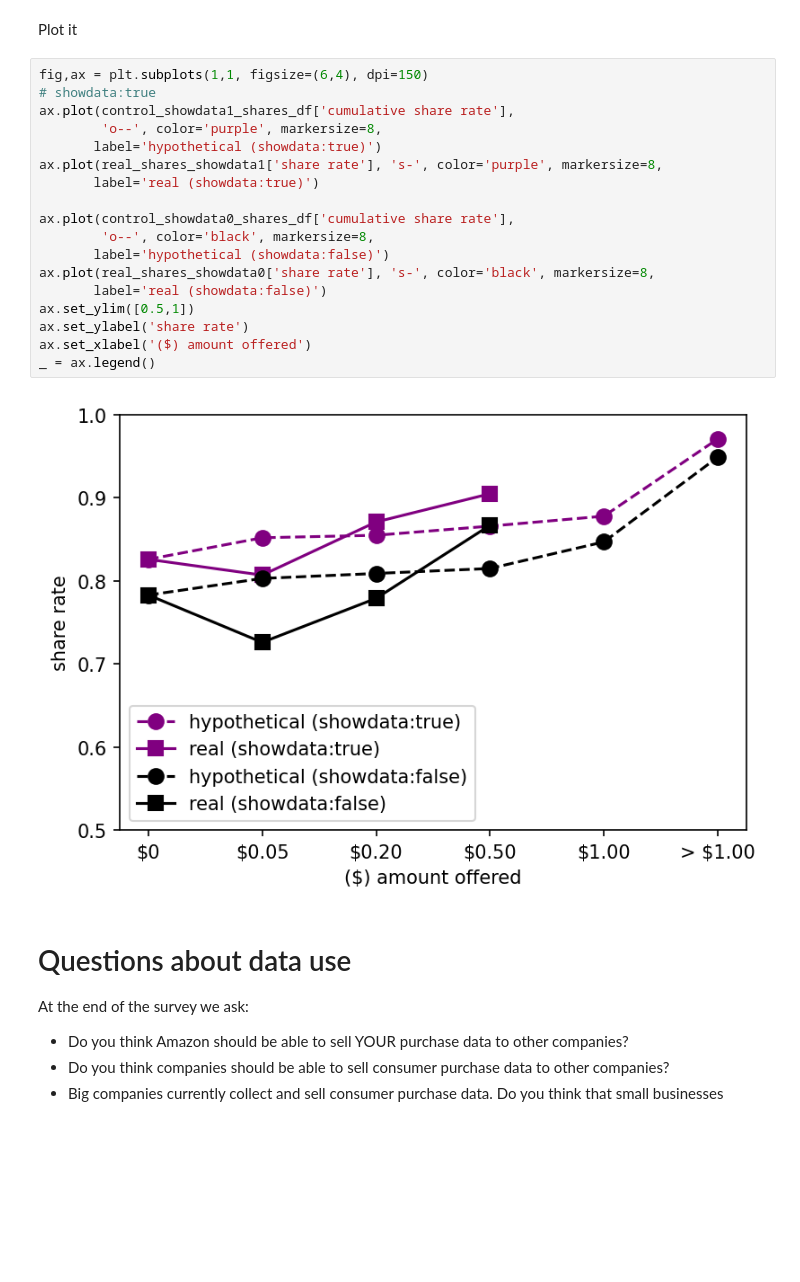
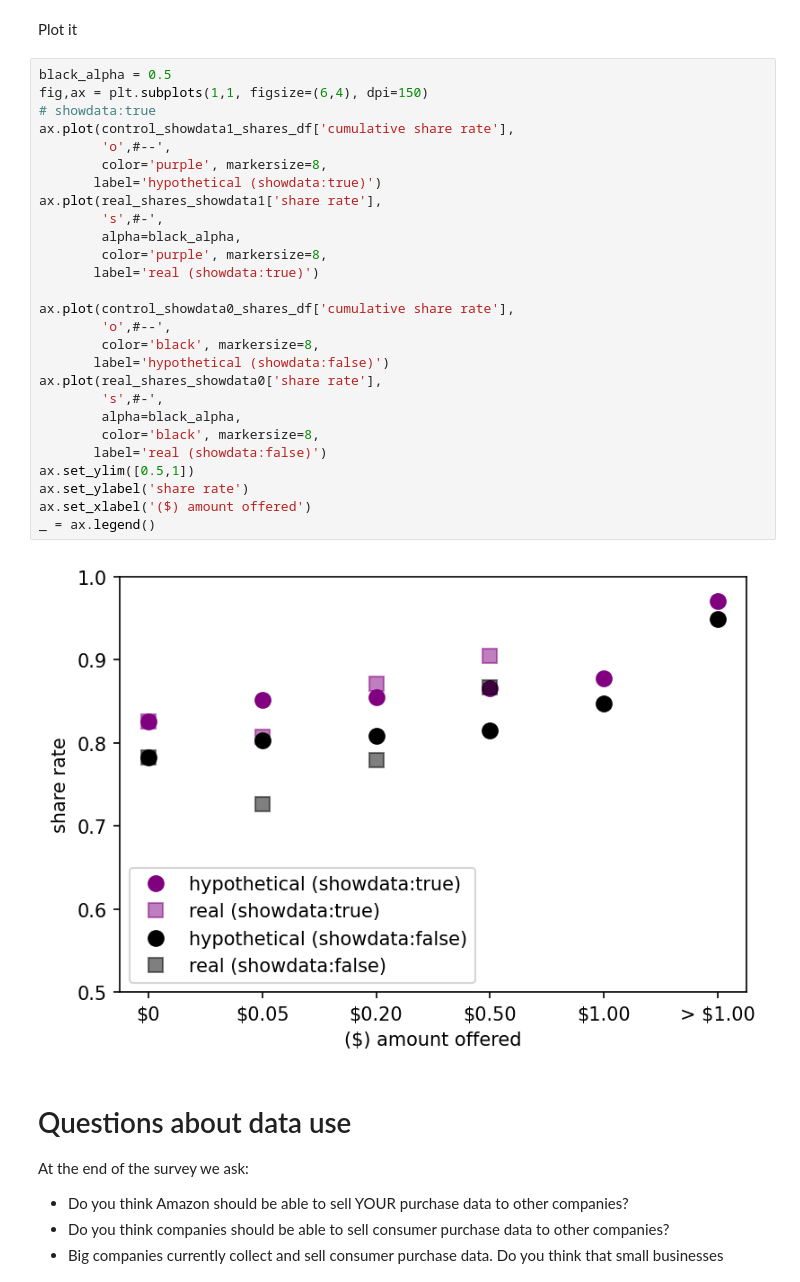
Before and after one commit to aberke/amazon-study, a Jupyter notebook: data-analysis/behavior-experiments.ipynb, the cells around one changed output. Saved outputs shown, nothing was run; the diff lists cells and outputs as text; blank space fills up the shorter version.

```diff
--- a/data-analysis/behavior-experiments.ipynb
+++ b/data-analysis/behavior-experiments.ipynb
@@ -1239,25 +1239,34 @@ But when looking at \\$0.05 incentive, this is not the case
 # %% [markdown]
 Plot it
 # %%
+black_alpha = 0.5
 fig,ax = plt.subplots(1,1, figsize=(6,4), dpi=150)
 # showdata:true
 ax.plot(control_showdata1_shares_df['cumulative share rate'],
-        'o--', color='purple', markersize=8,
+        'o',#--',
+        color='purple', markersize=8,
        label='hypothetical (showdata:true)')
-ax.plot(real_shares_showdata1['share rate'], 's-', color='purple', markersize=8,
+ax.plot(real_shares_showdata1['share rate'],
+        's',#-',
+        alpha=black_alpha,
+        color='purple', markersize=8,
        label='real (showdata:true)')
 
 ax.plot(control_showdata0_shares_df['cumulative share rate'],
-        'o--', color='black', markersize=8,
+        'o',#--',
+        color='black', markersize=8,
        label='hypothetical (showdata:false)')
-ax.plot(real_shares_showdata0['share rate'], 's-', color='black', markersize=8,
+ax.plot(real_shares_showdata0['share rate'],
+        's',#-',
+        alpha=black_alpha,
+        color='black', markersize=8,
        label='real (showdata:false)')
 ax.set_ylim([0.5,1])
 ax.set_ylabel('share rate')
 ax.set_xlabel('($) amount offered')
 _ = ax.legend()
 # %% [output]
-[figure, old version]
+[figure, new version]
 # %% [markdown]
 # Questions about data use
 
```
Also changed, not shown: parts of 6 cells of this notebook, 3 other files.
